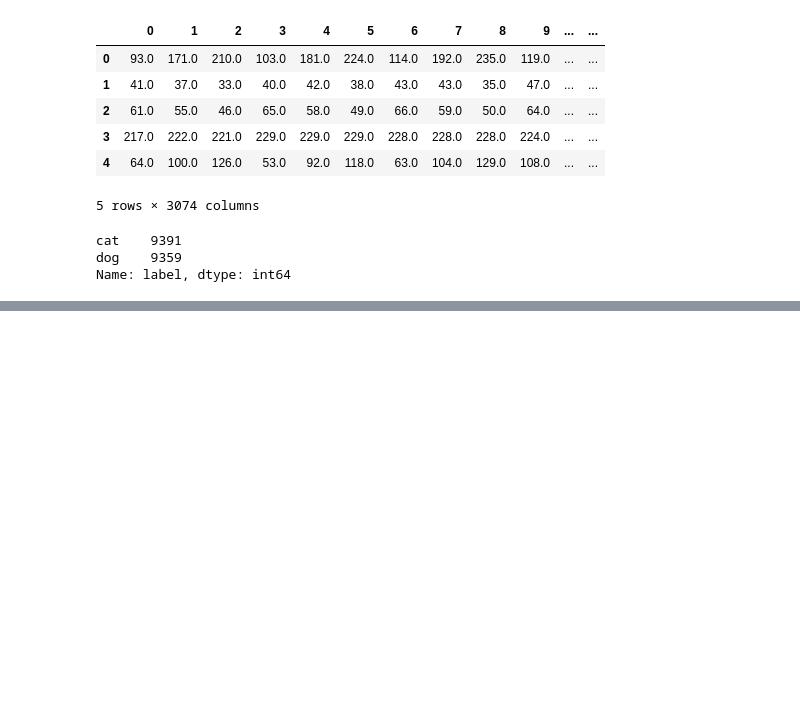
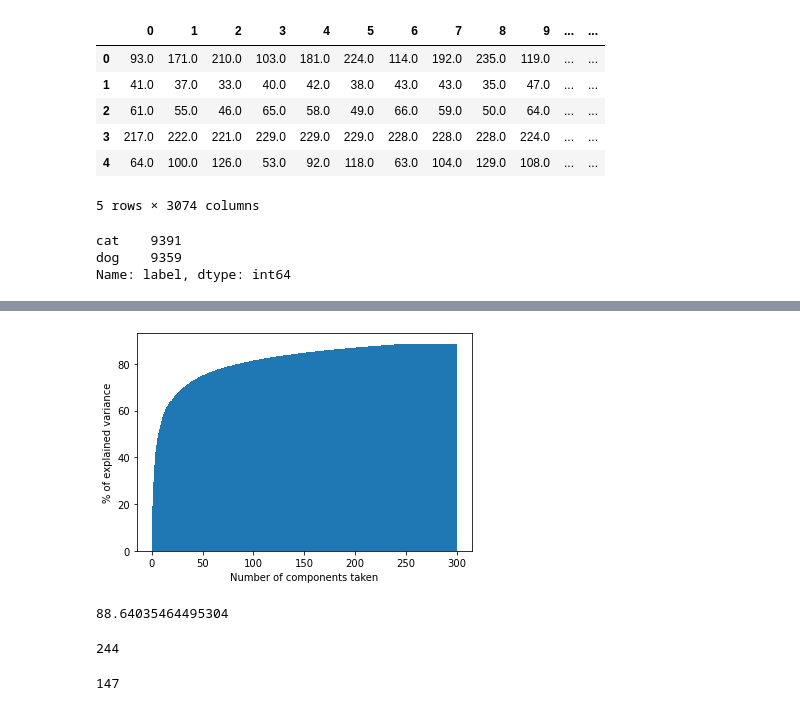
Before and after one commit to Matan-Shimon/Data-Visualization, a Jupyter notebook: Dogs vs Cats.ipynb, the cells around one changed output, grey strips where cells are left out. Saved outputs shown, nothing was run; the diff lists cells and outputs as text; code cells hidden in the pictures; blank space fills up the shorter version.

```diff
--- a/Dogs vs Cats.ipynb
+++ b/Dogs vs Cats.ipynb
@@ -151,6 +127,0 @@ sum(expl.iloc[:50].var_explained)
-# %%
-total_explained = []
-ind =[]
-for i in range(1, 500):
-    ind.append(i)
-    total_explained.append(sum(expl.iloc[:i].var_explained))
@@ -176,0 +159,9 @@ total_explained
+# %%
+total_explained = []
+ind =[]
+for i in range(1, 300):
+    ind.append(i)
+    total_explained.append(sum(expl.iloc[:i].var_explained))
+# %%
+total_explained = pd.DataFrame( total_explained, index = ind, columns = ['var_explained_total'])
+total_explained
@@ -176,0 +182,11 @@ total_explained
+# %%
+plt.bar(x = range(1, len(total_explained)+1), height = total_explained.var_explained_total, width=1, )
+plt.ylabel('% of explained variance')
+plt.xlabel('Number of components used')
+plt.show()
+# %% [output]
+[figure, added]
+# %%
+np.max(total_explained.var_explained_total)
+# %% [output]
+88.64035464495304
@@ -176,0 +197,11 @@ total_explained
+# %%
+pca.n_components_
+# %% [output]
+244
+# %%
+pca = PCA(n_components=0.85)
+x_train_reduced = pca.fit_transform(x_train)
+x_test_reduced = pca.fit_transform(x_test)
+pca.n_components_
+# %% [output]
+147
```
Also changed, not shown: parts of 24 cells of this notebook.
